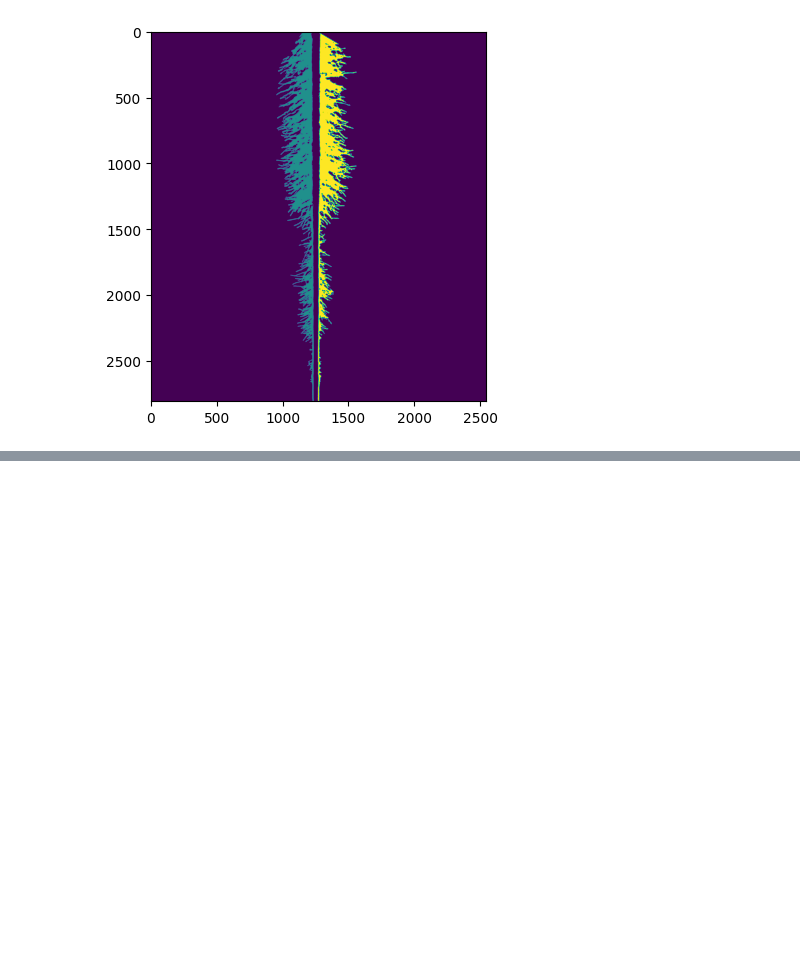
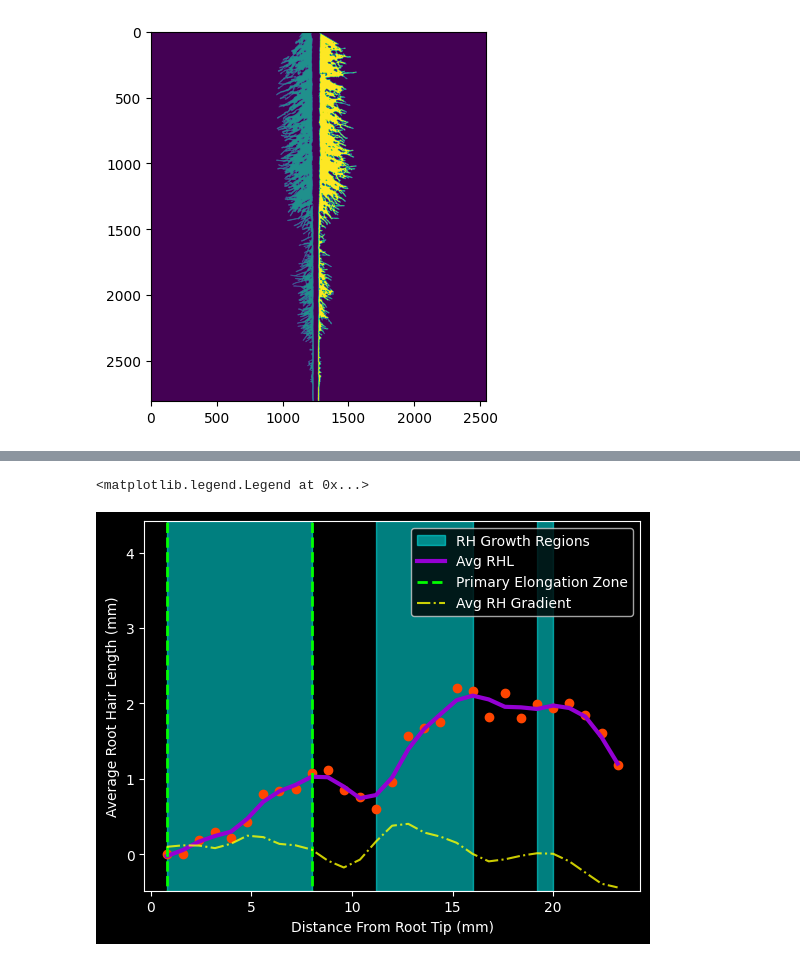
Before and after one commit to iantsang779/pyRootHair, a Jupyter notebook: demo/demo.ipynb, the cells around one changed output, grey strips where cells are left out. Cells and saved outputs as stored; diff of their text form; code cells hidden in the pictures; blank space fills up the shorter version.

```diff
--- a/demo/demo.ipynb
+++ b/demo/demo.ipynb
@@ -437,0 +535,10 @@ horizontal_rh_list_1
+# %%
+max_y_idx = np.argmax(longest_region[:, 1]) # get index max rhl
+max_y = longest_region[max_y_idx, 1] # get max rhl value
+max_x = longest_region[max_y_idx, 0] # get position along root corresponding to max rhl value
+
+min_y_idx = np.argmin(np.abs(longest_region[:, 1])) # same as above but get index where abs difference is closest to 0
+min_y = longest_region[min_y_idx, 1]
+min_x = longest_region[min_y_idx, 0]
+
+elongation_gradient = (max_y - min_y) / (max_x - min_x) # gradient of the region
@@ -437,0 +555,16 @@ horizontal_rh_list_1
+# %%
+fig, ax = plt.subplots()
+ax.fill_between(smooth_avg_rhl[:, 0], min(gradient) * 1.1, max(avg_rhl_list) * 2, where=pos_regions, color='cyan', alpha=0.5, label='RH Growth Regions')
+ax.scatter(x=bin_list, y=avg_rhl_list, color='orangered')
+ax.plot(smooth_avg_rhl[:, 0], smooth_avg_rhl[:, 1], color='darkviolet', linewidth=3, label='Avg RHL')
+ax.plot((min_x, min_x), (-1, 10), color='lime', linewidth=2, linestyle='dashed', label='Primary Elongation Zone')
+ax.plot((max_x, max_x),(-1, 10), color='lime', linewidth=2, linestyle='dashed')
+ax.plot(smooth_avg_rhl[:, 0], gradient, color='yellow', alpha=0.8, linestyle='dashdot', label='Avg RH Gradient')
+
+ax.set_ylim(min(gradient) * 1.1, max(avg_rhl_list) * 2)
+ax.set_xlabel('Distance From Root Tip (mm)')
+ax.set_ylabel('Average Root Hair Length (mm)')
+ax.legend(loc='upper right')
+# %% [output]
+<matplotlib.legend.Legend at 0x...>
+[figure, added]
```
Also changed, not shown: parts of 16 cells of this notebook, 1 other file.
